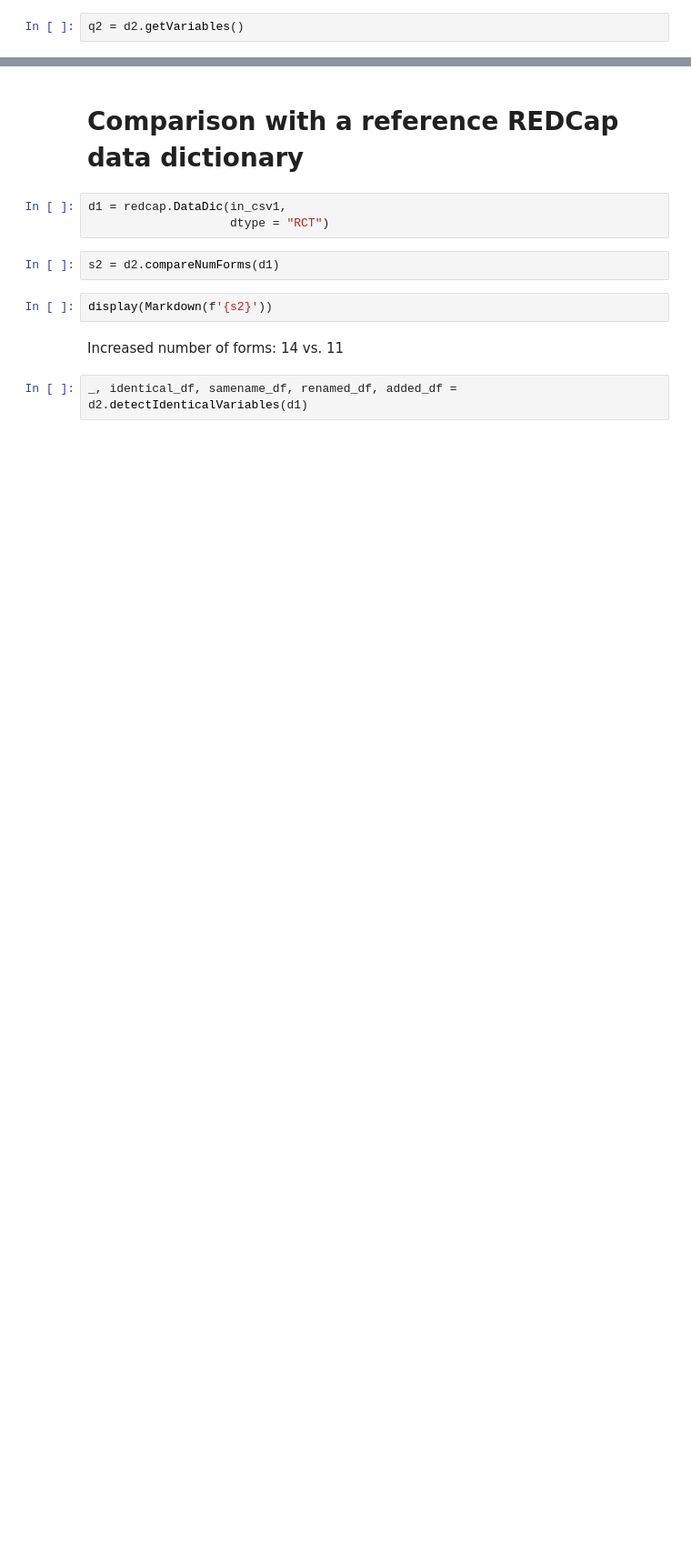
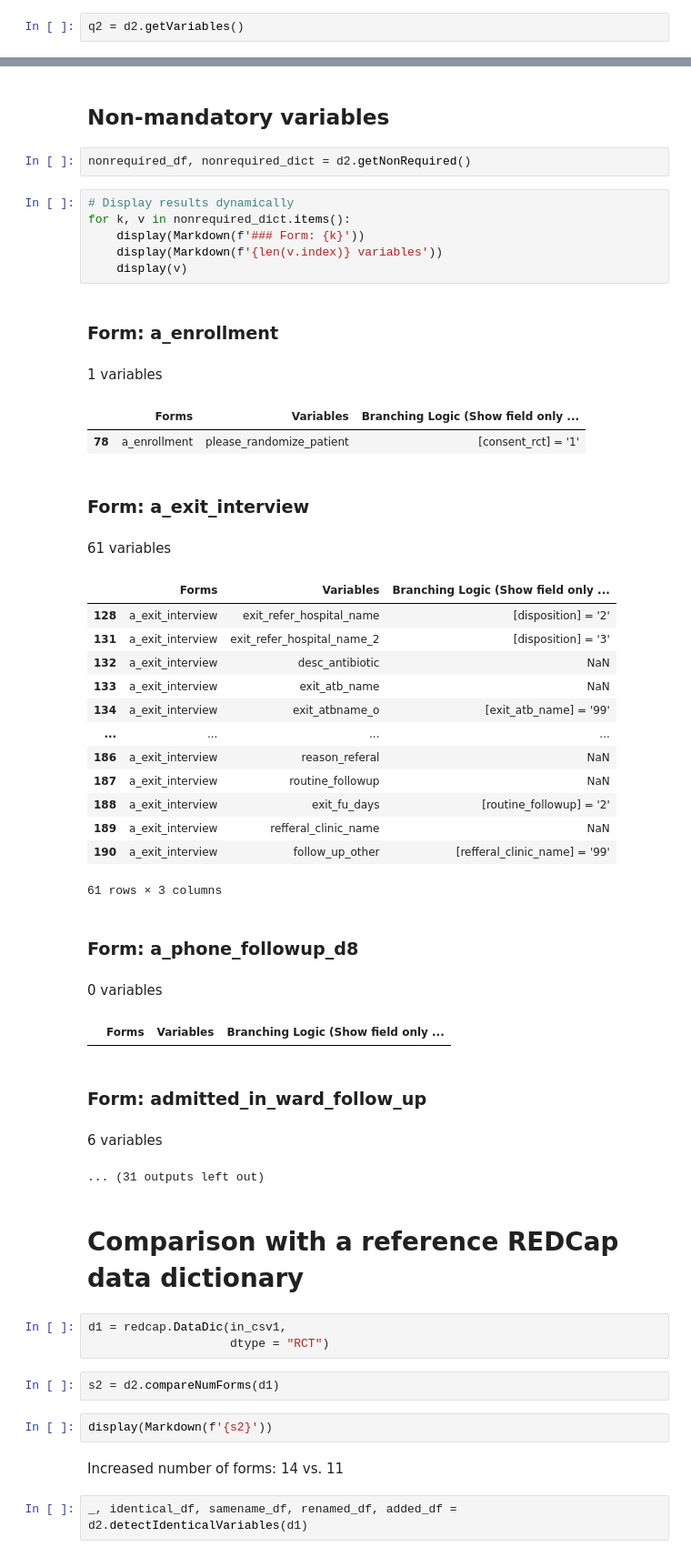
Before and after one commit to Research-IT-Swiss-TPH/dct-comparator, a Jupyter notebook: extract_info_from_redcap_dictionary.ipynb, the cells around one changed output, grey strips where cells are left out. Shown: that part at 91% size. Drawn from its saved outputs; the diff is of its cells as text; blank space fills up the shorter version.

```diff
--- a/extract_info_from_redcap_dictionary.ipynb
+++ b/extract_info_from_redcap_dictionary.ipynb
@@ -112,3 +164,39 @@ d2.getIdentifiers()
+# %% [markdown]
+## Non-mandatory variables
+# %%
+nonrequired_df, nonrequired_dict = d2.getNonRequired()
+# %%
+# Display results dynamically
+for k, v in nonrequired_dict.items():
+    display(Markdown(f'### Form: {k}'))
+    display(Markdown(f'{len(v.index)} variables'))
+    display(v)
+# %% [output]
+### Form: a_enrollment
+1 variables
+|  | Forms | Variables | Branching Logic (Show field only ... |
+| 78 | a_enrollment | please_randomize_patient | [consent_rct] = '1' |
+### Form: a_exit_interview
+61 variables
+|  | Forms | Variables | Branching Logic (Show field only ... |
+| 128 | a_exit_interview | exit_refer_hospital_name | [disposition] = '2' |
+| 131 | a_exit_interview | exit_refer_hospital_name_2 | [disposition] = '3' |
+| 132 | a_exit_interview | desc_antibiotic | NaN |
+| 133 | a_exit_interview | exit_atb_name | NaN |
+| 134 | a_exit_interview | exit_atbname_o | [exit_atb_name] = '99' |
+| ... | ... | ... | ... |
+| 186 | a_exit_interview | reason_referal | NaN |
+| 187 | a_exit_interview | routine_followup | NaN |
+| 188 | a_exit_interview | exit_fu_days | [routine_followup] = '2' |
+| 189 | a_exit_interview | refferal_clinic_name | NaN |
+| 190 | a_exit_interview | follow_up_other | [refferal_clinic_name] = '99' |
+61 rows × 3 columns
+### Form: a_phone_followup_d8
+0 variables
+|  | Forms | Variables | Branching Logic (Show field only ... |
+### Form: admitted_in_ward_follow_up
+6 variables
+... (31 outputs left out)
 # %% [markdown]
 # Comparison with a reference REDCap data dictionary
 # %%
```
Also changed, not shown: parts of 11 cells of this notebook.
